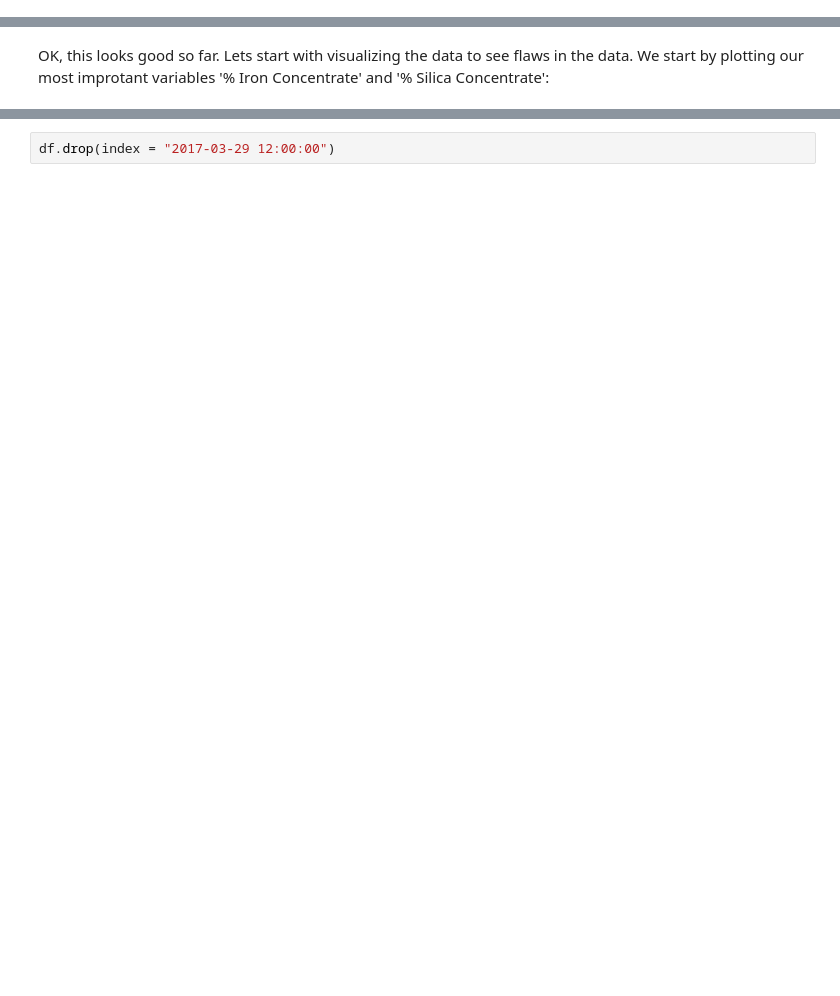
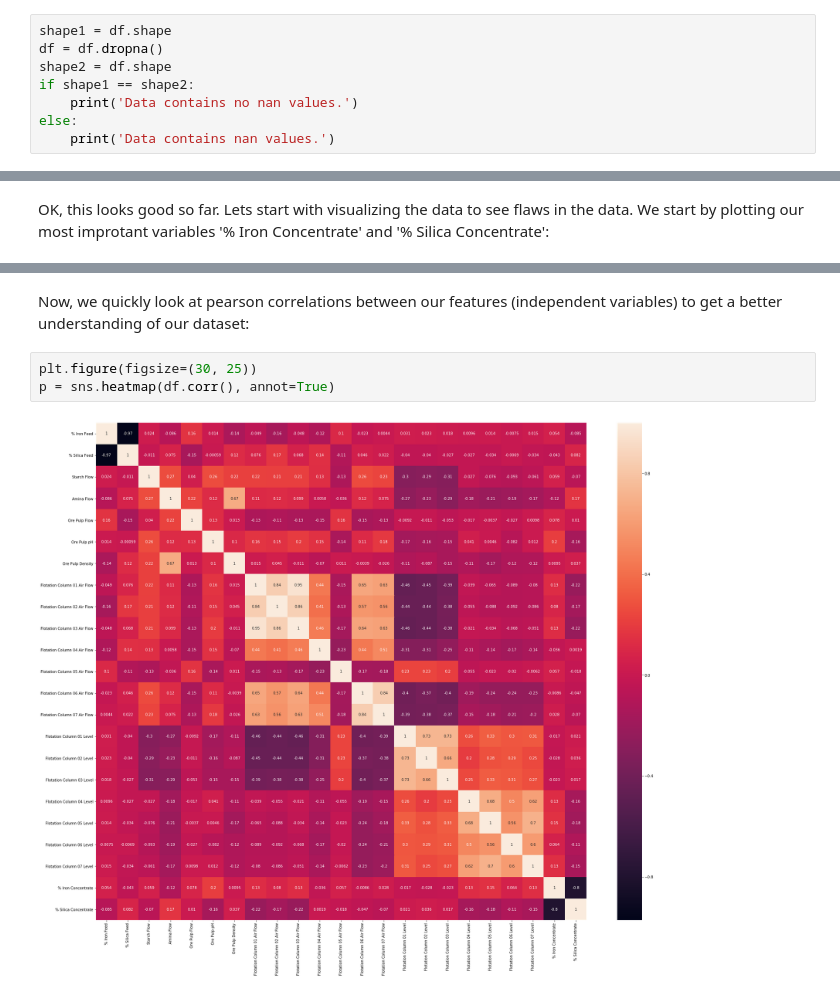
Before and after one commit to ca-schumacher/pred_Float, a Jupyter notebook: data_analysis.ipynb, the cells around one changed output, grey strips where cells are left out. Saved outputs shown, nothing was run; the diff lists cells and outputs as text; blank space fills up the shorter version.

```diff
--- a/data_analysis.ipynb
+++ b/data_analysis.ipynb
@@ -22,0 +37,8 @@ df = pd.read_csv(PATH, parse_dates = True, index_col = 'date',decimal=',')
+# %%
+shape1 = df.shape
+df = df.dropna()
+shape2 = df.shape
+if shape1 == shape2:
+    print('Data contains no nan values.')
+else:
+    print('Data contains nan values.')
@@ -104,2 +130,7 @@ df.head()
-# %%
-df.drop(index = "2017-03-29 12:00:00")
+# %% [markdown]
+Now, we quickly look at pearson correlations between our features (independent variables) to get a better understanding of our dataset:
+# %%
+plt.figure(figsize=(30, 25))
+p = sns.heatmap(df.corr(), annot=True)
+# %% [output]
+[figure, added]
```
Also changed, not shown: parts of 40 cells of this notebook, 1 other file.
